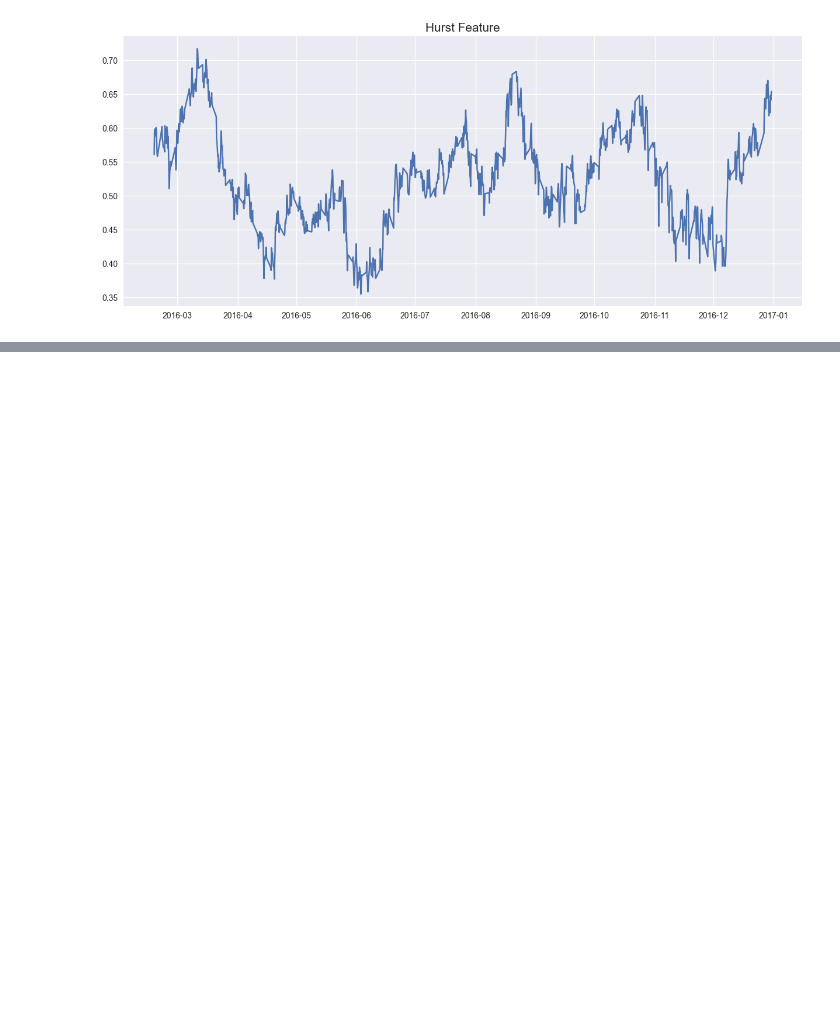
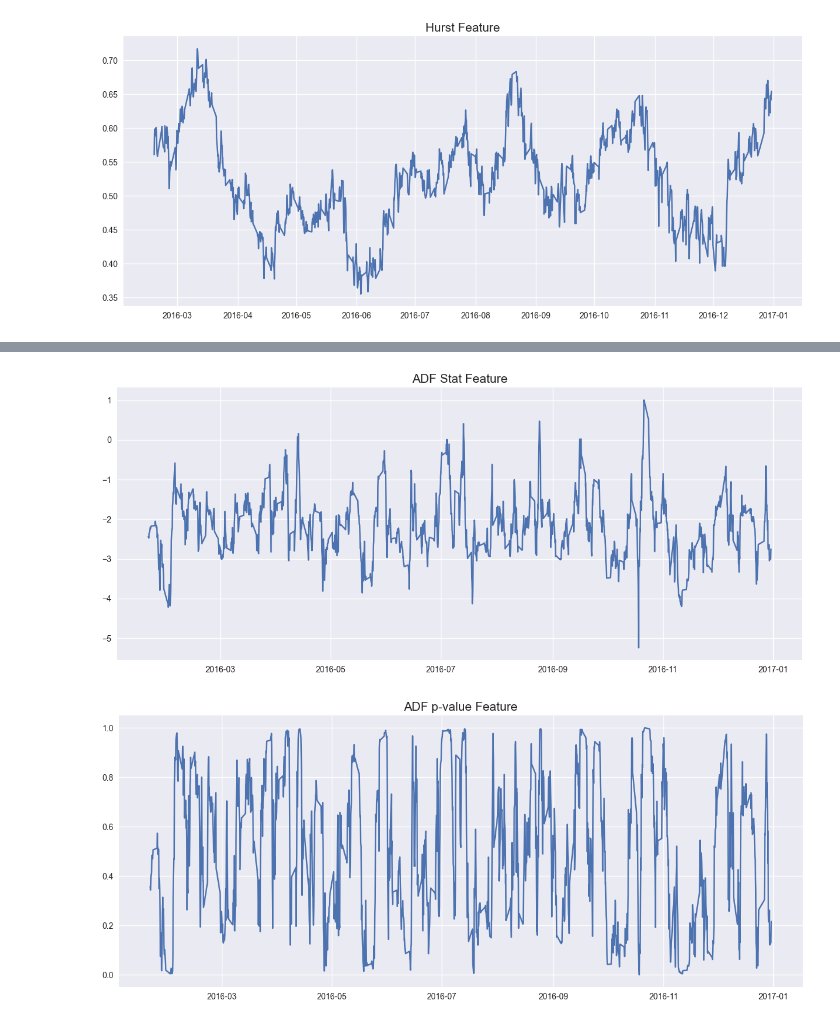
Before and after one commit to Quantreo/quantreo, a Jupyter notebook: docs/docs/tutorials/features-engineering-math.ipynb, the cells around one changed output, grey strips where cells are left out. Cells and saved outputs as stored; diff of their text form; code cells hidden in the pictures; blank space fills up the shorter version.

```diff
--- a/docs/docs/tutorials/features-engineering-math.ipynb
+++ b/docs/docs/tutorials/features-engineering-math.ipynb
@@ -192,0 +215,13 @@ plt.show()
+# %%
+plt.figure(figsize=(15,6))
+plt.plot(df["adf_stat"])
+plt.title("ADF Stat Feature", size=15)
+plt.show()
+
+plt.figure(figsize=(15,6))
+plt.plot(df["adf_pvalue"])
+plt.title("ADF p-value Feature", size=15)
+plt.show()
+# %% [output]
+[figure, added]
+[figure, added]
```
Also changed, not shown: parts of 11 cells of this notebook, 10 other files.
